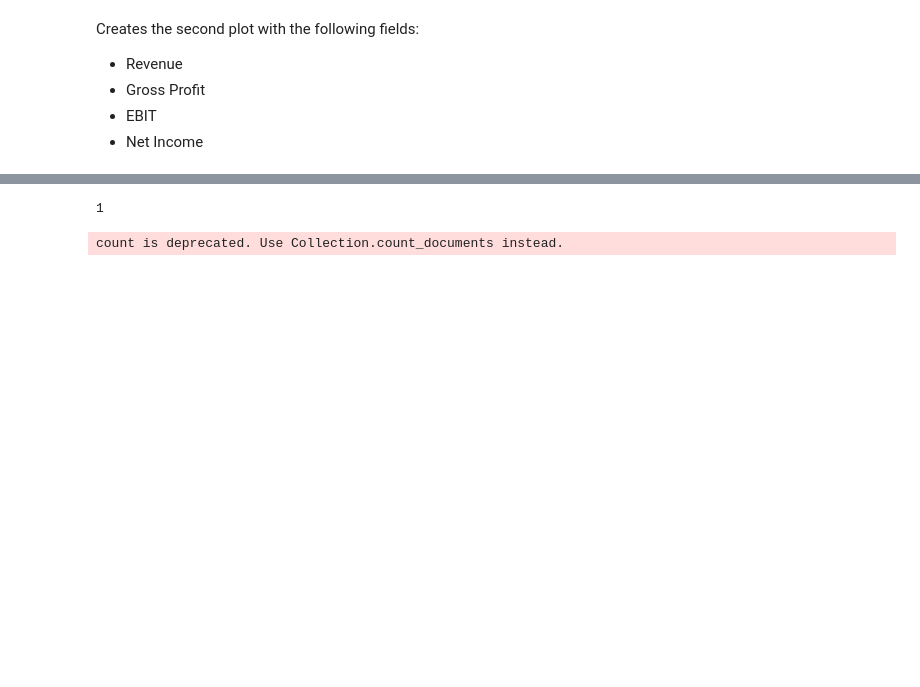
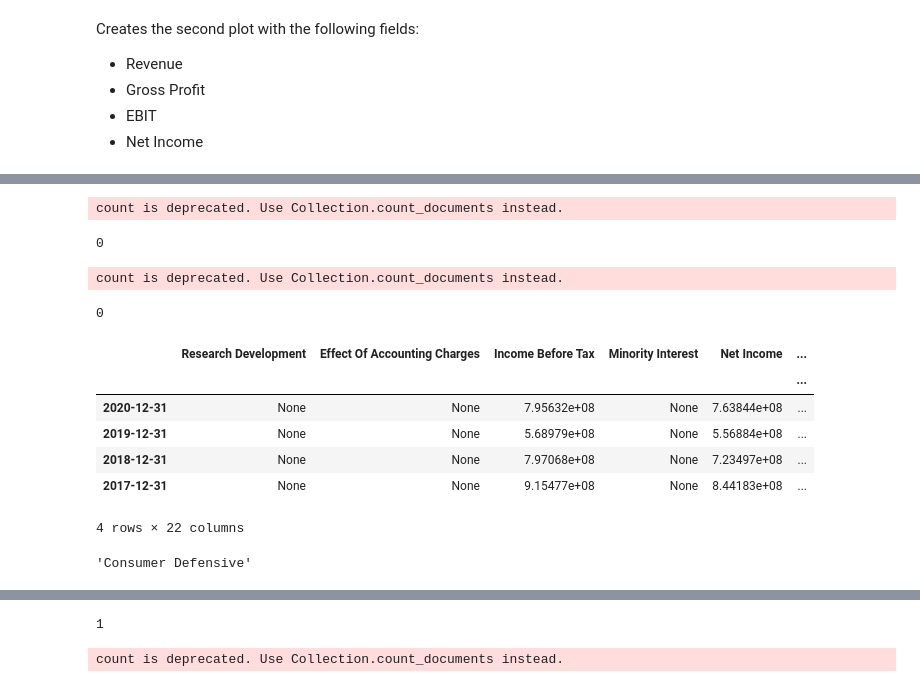
Before and after one commit to henriqueumeda/fundamental-filter, a Jupyter notebook: F-filter.ipynb, the cells around one changed output, grey strips where cells are left out. Cells and saved outputs as stored; diff of their text form; code cells hidden in the pictures; blank space fills up the shorter version.

```diff
--- a/F-filter.ipynb
+++ b/F-filter.ipynb
@@ -162,3 +242,32 @@ pyoff.iplot(fig)
+# %%
+tickerInCollection = bovCompany.find({ "Ticker": tickerSymbol}).count()
+tickerInCollection
+# %% [output]
+count is deprecated. Use Collection.count_documents instead.
+0
+# %%
+currentYearInCollection = bovCompany.find({ "Ticker": tickerSymbol , "Total Revenue " + str(currentYear): { "$exists": True } }).count()
+currentYearInCollection
+# %% [output]
+count is deprecated. Use Collection.count_documents instead.
+0
+# %%
+tickerData = yf.Ticker(tickerSymbol)
+tickerFinancials = tickerData.financials
+tickerFinancials = tickerFinancials.T
+tickerFinancials
+# %% [output]
+|  | Research Development | Effect Of Accounting Charges | Income Before Tax | Minority Interest | Net Income | ... |
+|  |  |  |  |  |  | ... |
+| 2020-12-31 | None | None | 7.95632e+08 | None | 7.63844e+08 | ... |
+| 2019-12-31 | None | None | 5.68979e+08 | None | 5.56884e+08 | ... |
+| 2018-12-31 | None | None | 7.97068e+08 | None | 7.23497e+08 | ... |
+| 2017-12-31 | None | None | 9.15477e+08 | None | 8.44183e+08 | ... |
+4 rows × 22 columns
+# %%
+tickerData.info['sector']
+# %% [output]
+'Consumer Defensive'
 # %%
 tickerBalanceSheet = tickerData.balance_sheet
 tickerBalanceSheet = tickerBalanceSheet.T
```
Also changed, not shown: parts of 19 cells of this notebook.
